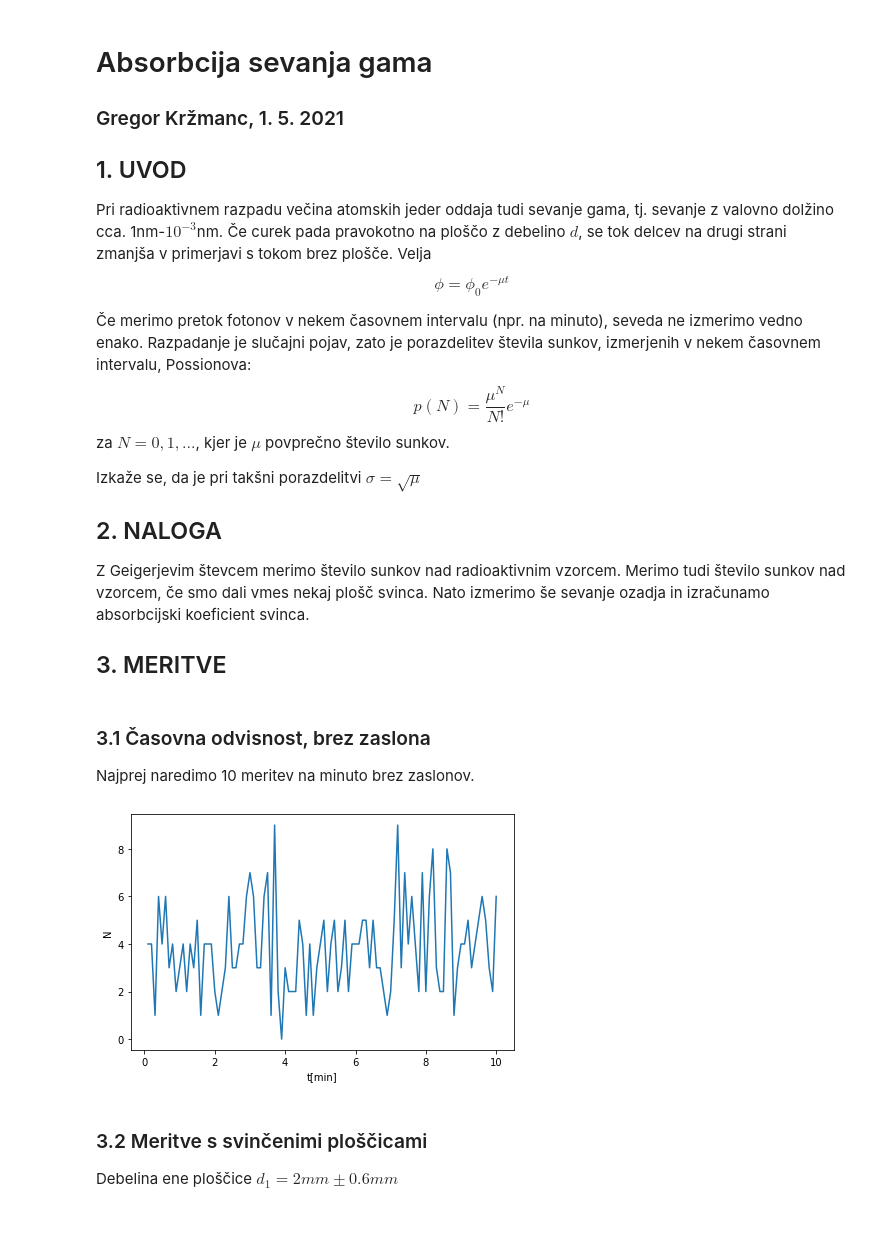
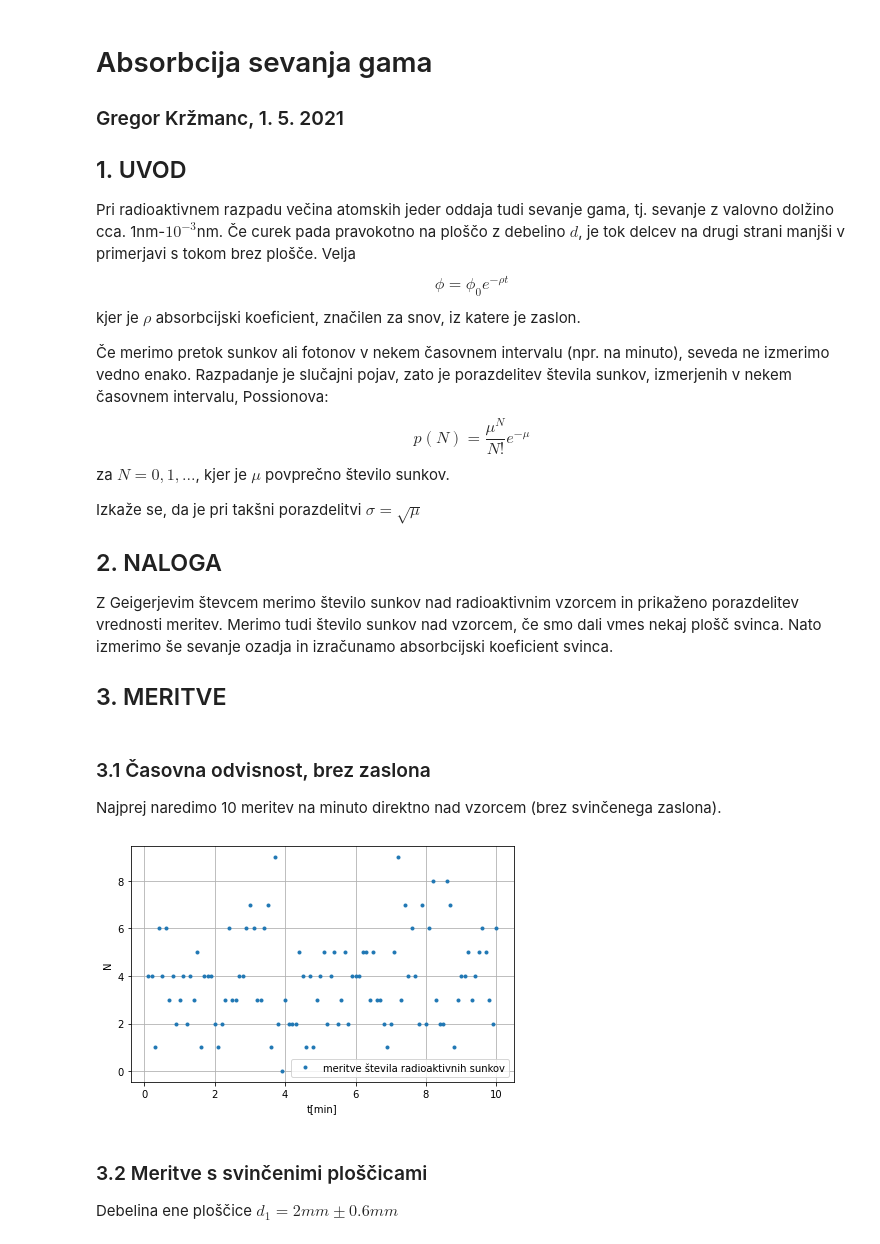
Before and after one commit to gregorkrz/fizikalni-praktikum-2, a Jupyter notebook: vaja69/vaja69.ipynb, the cells around one changed output. Cells and saved outputs as stored; diff of their text form; code cells hidden in the pictures.

```diff
--- a/vaja69/vaja69.ipynb
+++ b/vaja69/vaja69.ipynb
@@ -3,41 +3,44 @@
 ### Gregor Kržmanc, 1. 5. 2021
 
 ## 1. UVOD
-Pri radioaktivnem razpadu večina atomskih jeder oddaja tudi sevanje gama, tj. sevanje z valovno dolžino cca. 1nm-$10^{-3}$nm. Če curek pada pravokotno na ploščo z debelino $d$, se tok delcev na drugi strani zmanjša v primerjavi s tokom brez plošče. Velja $$ \phi = \phi_0 e^{-\mu t}$$
+Pri radioaktivnem razpadu večina atomskih jeder oddaja tudi sevanje gama, tj. sevanje z valovno dolžino cca. 1nm-$10^{-3}$nm. Če curek pada pravokotno na ploščo z debelino $d$, je tok delcev na drugi strani manjši v primerjavi s tokom brez plošče. Velja $$ \phi = \phi_0 e^{-\rho t}$$
+kjer je $\rho$ absorbcijski koeficient, značilen za snov, iz katere je zaslon.
 
-Če merimo pretok fotonov v nekem časovnem intervalu (npr. na minuto), seveda ne izmerimo vedno enako. Razpadanje je slučajni pojav, zato je porazdelitev števila sunkov, izmerjenih v nekem časovnem intervalu, Possionova: $$p(N) = \frac{\mu^N}{N!}e^{-\mu}$$ za $N = 0, 1, ...$, kjer je $\mu$ povprečno število sunkov.
+Če merimo pretok sunkov ali fotonov v nekem časovnem intervalu (npr. na minuto), seveda ne izmerimo vedno enako. Razpadanje je slučajni pojav, zato je porazdelitev števila sunkov, izmerjenih v nekem časovnem intervalu, Possionova: $$p(N) = \frac{\mu^N}{N!}e^{-\mu}$$ za $N = 0, 1, ...$, kjer je $\mu$ povprečno število sunkov.
 
 Izkaže se, da je pri takšni porazdelitvi $\sigma = \sqrt{\mu}$
 
 ## 2. NALOGA
-Z Geigerjevim števcem merimo število sunkov nad radioaktivnim vzorcem. Merimo tudi število sunkov nad vzorcem, če smo dali vmes nekaj plošč svinca. Nato izmerimo še sevanje ozadja in izračunamo absorbcijski koeficient svinca.
+Z Geigerjevim števcem merimo število sunkov nad radioaktivnim vzorcem in prikaženo porazdelitev vrednosti meritev. Merimo tudi število sunkov nad vzorcem, če smo dali vmes nekaj plošč svinca. Nato izmerimo še sevanje ozadja in izračunamo absorbcijski koeficient svinca.
 ## 3. MERITVE
 # %% [markdown]
 ### 3.1 Časovna odvisnost, brez zaslona
-Najprej naredimo 10 meritev na minuto brez zaslonov.
+Najprej naredimo 10 meritev na minuto direktno nad vzorcem (brez svinčenega zaslona).
 # %%
 import pandas as pd
 import numpy as np
 from uncertainties import ufloat, unumpy
 import matplotlib.pyplot as plt
 from scipy.optimize import curve_fit
 from matplotlib import rcParams
 rcParams.update({'figure.autolayout': True})
 
 ## 1. del
 d1 = pd.read_csv('data1.txt', header=None, sep='\t', decimal=',')
 t, cnt = d1[0].values, d1[1].values
-avg = round(np.mean(cnt),2)
-stp = round(np.sqrt(avg), 2)
-std = round(np.std(cnt), 2)
+avg_1 = round(np.mean(cnt),2)
+stp_1 = round(np.sqrt(avg_1), 2)
+std_1 = round(np.std(cnt), 2)
 
 d1.columns='t[min]','N'
-plt.plot(t, cnt)
+plt.plot(t, cnt, ".", label='meritve števila radioaktivnih sunkov')
 plt.xlabel('t[min]')
 plt.ylabel('N')
+plt.legend()
+plt.grid()
 plt.show()
 # %% [output]
-[figure, old version]
+[figure, new version]
 # %% [markdown]
 ### 3.2 Meritve s svinčenimi ploščicami
 Debelina ene ploščice $d_1 = 2 mm \pm 0.6 mm $
```
Also changed, not shown: parts of 5 cells of this notebook, 1 other file.
